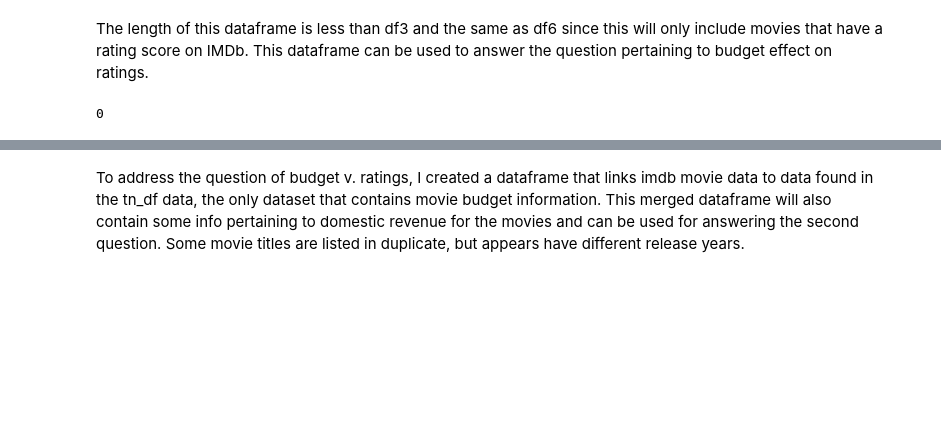
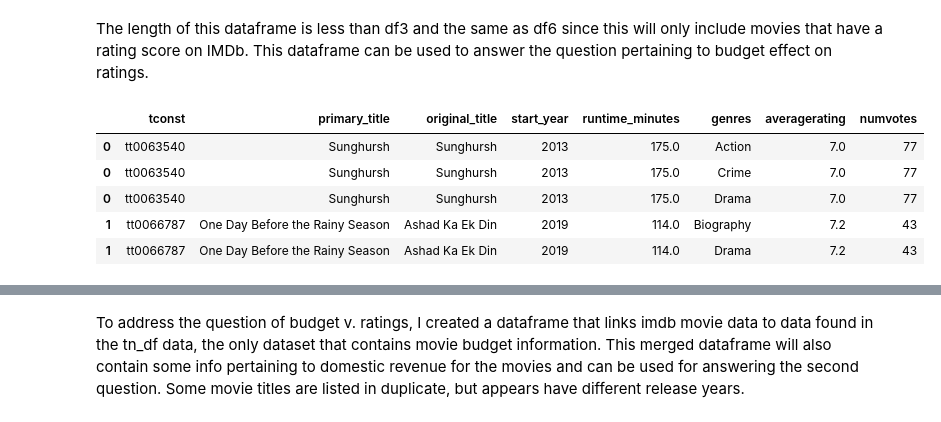
Before and after one commit to JenniferLavoie/DSFirstProject, a Jupyter notebook: student.ipynb, the cells around one changed output, grey strips where cells are left out. Drawn from its saved outputs; the diff is of its cells as text; code cells hidden in the pictures; blank space fills up the shorter version.

```diff
--- a/student.ipynb
+++ b/student.ipynb
@@ -486,7 +749,17 @@ print(len(imdb_data)) # 73856
 # %% [markdown]
 The length of this dataframe is less than df3 and the same as df6 since this will only include movies that have a rating score on IMDb.  This dataframe can be used to answer the question pertaining to budget effect on ratings.
-# %%
-# Verifying no NaN values in the average rating column
-imdb_data['averagerating'].isna().sum()
-# %% [output]
-0
+# %%
+imdb_genres = imdb_data.copy()
+
+imdb_genres['genres'] = imdb_genres['genres'].str.split(",")
+
+imdb_genres = imdb_genres.explode('genres')
+
+imdb_genres.head()
+# %% [output]
+|  | tconst | primary_title | original_title | start_year | runtime_minutes | genres | averagerating | numvotes |
+| 0 | tt0063540 | Sunghursh | Sunghursh | 2013 | 175.0 | Action | 7.0 | 77 |
+| 0 | tt0063540 | Sunghursh | Sunghursh | 2013 | 175.0 | Crime | 7.0 | 77 |
+| 0 | tt0063540 | Sunghursh | Sunghursh | 2013 | 175.0 | Drama | 7.0 | 77 |
+| 1 | tt0066787 | One Day Before the Rainy Season | Ashad Ka Ek Din | 2019 | 114.0 | Biography | 7.2 | 43 |
+| 1 | tt0066787 | One Day Before the Rainy Season | Ashad Ka Ek Din | 2019 | 114.0 | Drama | 7.2 | 43 |
```
Also changed, not shown: parts of 114 cells of this notebook.
